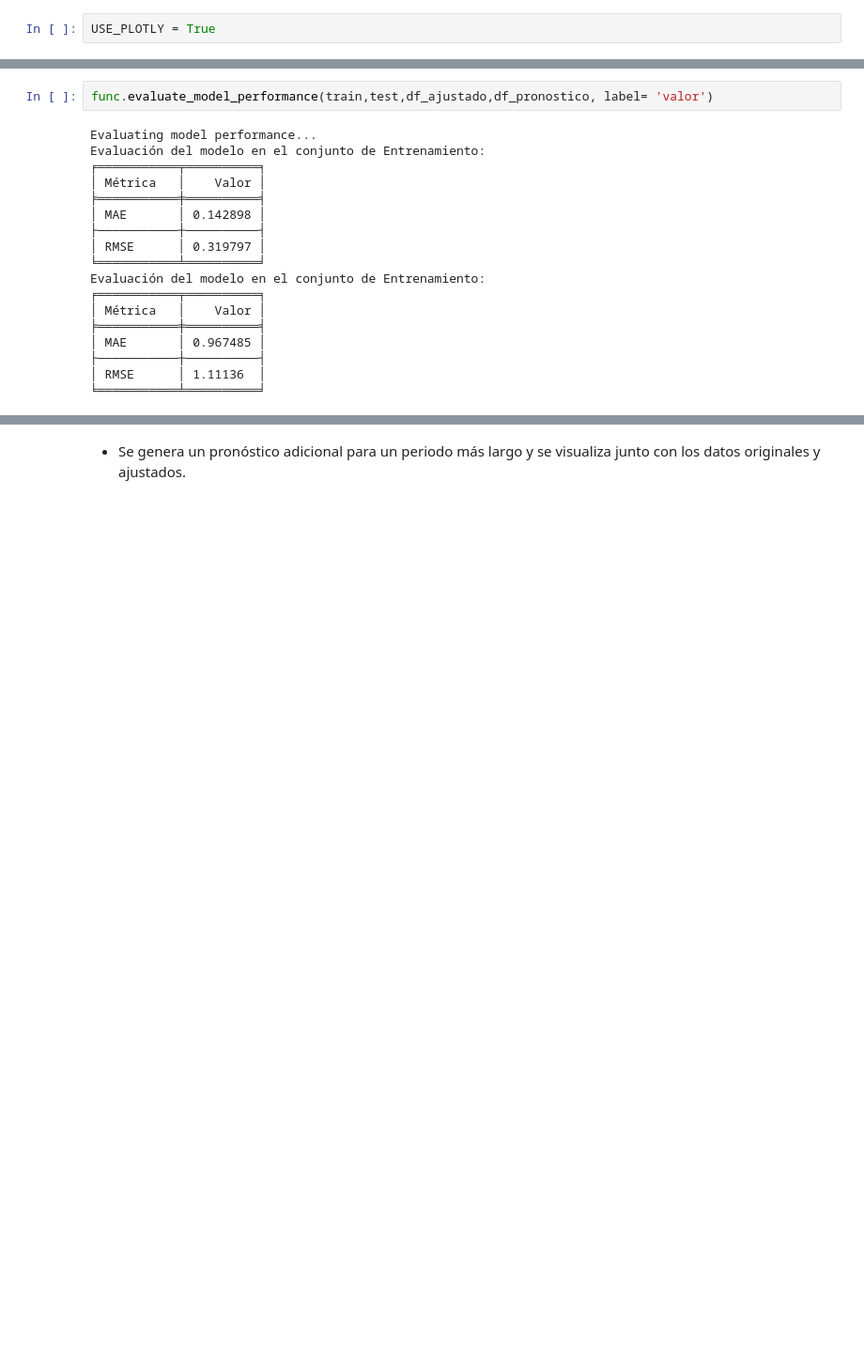
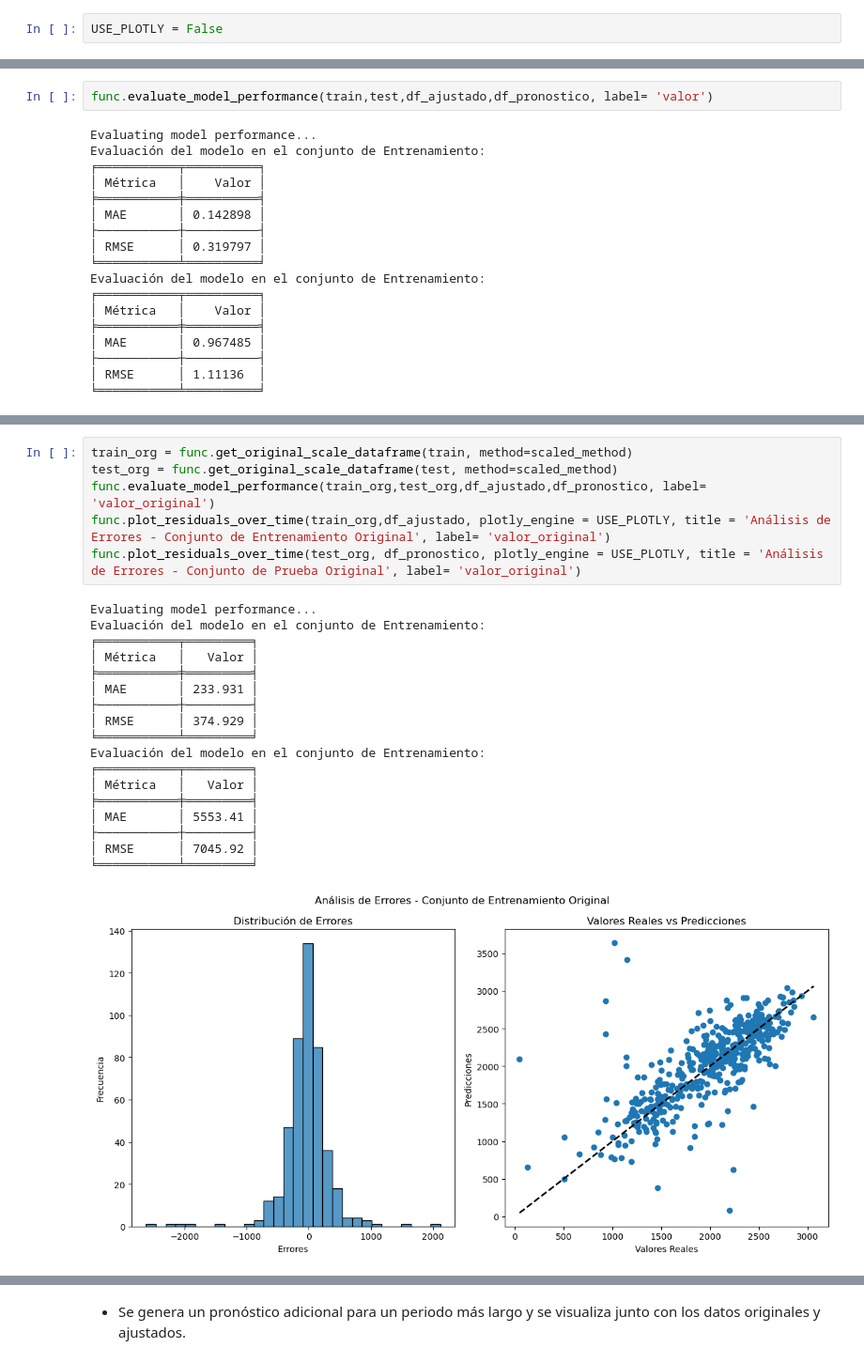
Before and after one commit to AbioticBaton4/proyecto-integrador-mna, a Jupyter notebook: notebooks/modeling/Avance3.Equipo16_2.ipynb, the cells around one changed output, grey strips where cells are left out. Shown at 94% size. Drawn from its saved outputs; the diff is of its cells as text; blank space fills up the shorter version.

```diff
--- a/notebooks/modeling/Avance3.Equipo16_2.ipynb
+++ b/notebooks/modeling/Avance3.Equipo16_2.ipynb
@@ -13,7 +13,7 @@ El propósito de este notebook es establecer un modelo de referencia (baseline)
 
 Recomendaciones:  Para un mejor entendimiento de las gráficas o su uso local cambiar el valor de `USE_PLOTRLY` a `True`
 # %%
-USE_PLOTLY = True
+USE_PLOTLY = False
 # %% [markdown]
 ### Librerías
 # %%
@@ -620,0 +644,25 @@ func.plot_residuals_over_time(test, df_pronostico, plotly_engine = USE_PLOTLY, t
+# %%
+train_org = func.get_original_scale_dataframe(train, method=scaled_method)
+test_org = func.get_original_scale_dataframe(test, method=scaled_method)
+func.evaluate_model_performance(train_org,test_org,df_ajustado,df_pronostico, label= 'valor_original')
+func.plot_residuals_over_time(train_org,df_ajustado, plotly_engine = USE_PLOTLY, title = 'Análisis de Errores - Conjunto de Entrenamiento Original', label= 'valor_original')
+func.plot_residuals_over_time(test_org, df_pronostico, plotly_engine = USE_PLOTLY, title = 'Análisis de Errores - Conjunto de Prueba Original', label= 'valor_original')
+# %% [output]
+Evaluating model performance...
+Evaluación del modelo en el conjunto de Entrenamiento:
+╒═══════════╤═════════╕
+│ Métrica   │   Valor │
+╞═══════════╪═════════╡
+│ MAE       │ 233.931 │
+├───────────┼─────────┤
+│ RMSE      │ 374.929 │
+╘═══════════╧═════════╛
+Evaluación del modelo en el conjunto de Entrenamiento:
+╒═══════════╤═════════╕
+│ Métrica   │   Valor │
+╞═══════════╪═════════╡
+│ MAE       │ 5553.41 │
+├───────────┼─────────┤
+│ RMSE      │ 7045.92 │
+╘═══════════╧═════════╛
+[figure, added]
```
Also changed, not shown: parts of 24 cells of this notebook.
